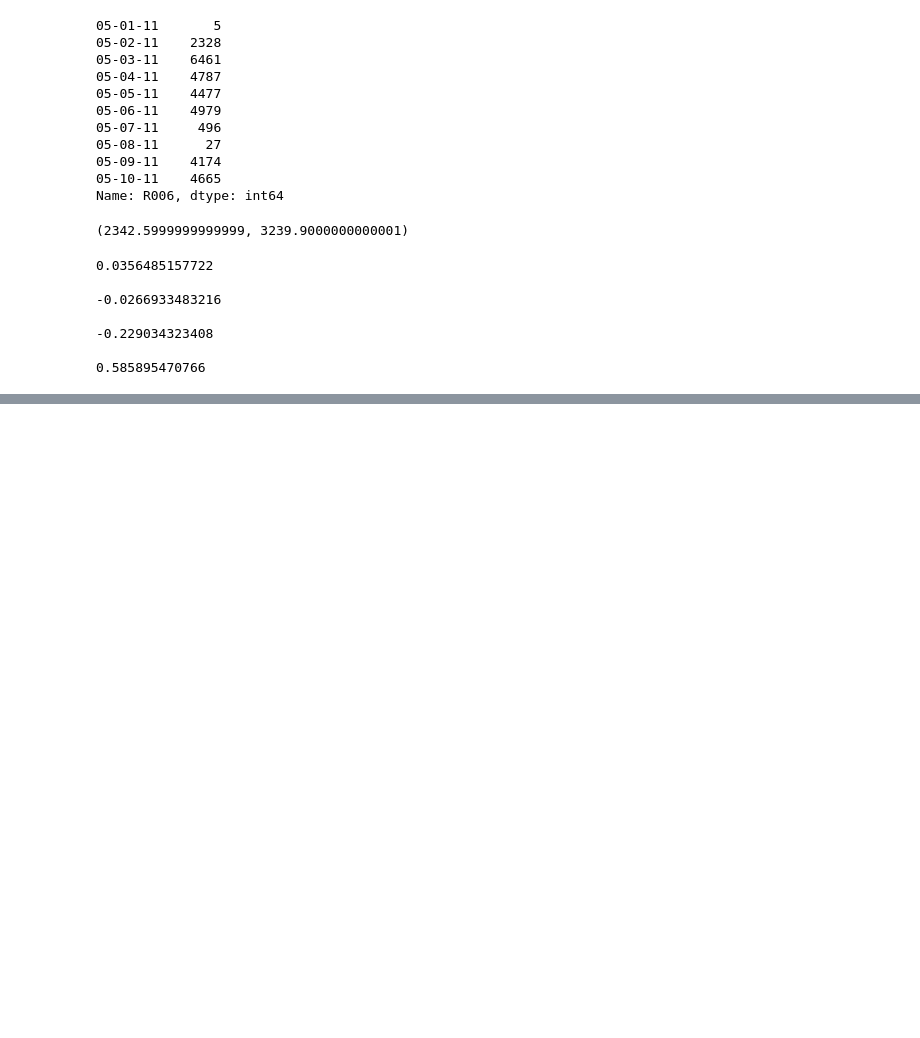
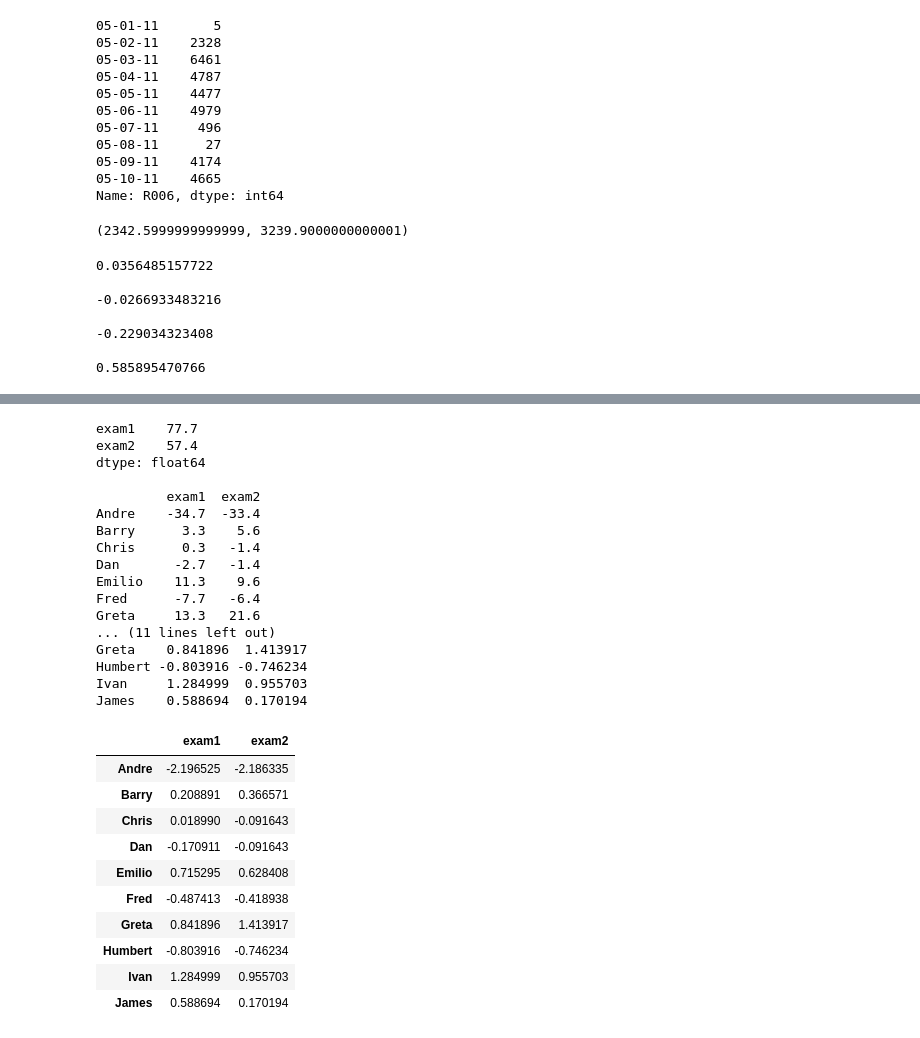
Before and after one commit to Vinayrraj/NY-Subway-Weather, a Jupyter notebook: NY-Subway-Weather.ipynb, the cells around one changed output, grey strips where cells are left out. Saved outputs shown, nothing was run; the diff lists cells and outputs as text; code cells hidden in the pictures; blank space fills up the shorter version.

```diff
--- a/NY-Subway-Weather.ipynb
+++ b/NY-Subway-Weather.ipynb
@@ -327,0 +785,56 @@ print correlation(entries, cum_entries)
+# %%
+grades_df = pd.DataFrame(
+    data={'exam1': [43, 81, 78, 75, 89, 70, 91, 65, 98, 87],
+          'exam2': [24, 63, 56, 56, 67, 51, 79, 46, 72, 60]},
+    index=['Andre', 'Barry', 'Chris', 'Dan', 'Emilio',
+           'Fred', 'Greta', 'Humbert', 'Ivan', 'James']
+)
+
+def standardize(grades_df):
+    '''
+    Fill in this function to standardize each column of the given
+    DataFrame. To standardize a variable, convert each value to the
+    number of standard deviations it is above or below the mean.
+
+    This time, try to use vectorized operations instead of apply().
+    You should get the same results as you did before.
+    '''
+    print grades_df.mean()
+    print
+    print grades_df - grades_df.mean()
+    print
+    print (grades_df - grades_df.mean())/grades_df.std()
+
+    return (grades_df - grades_df.mean())/grades_df.std()
+
+
+standardize(grades_df)
+# %% [output]
+exam1    77.7
+exam2    57.4
+dtype: float64
+
+         exam1  exam2
+Andre    -34.7  -33.4
+Barry      3.3    5.6
+Chris      0.3   -1.4
+Dan       -2.7   -1.4
+Emilio    11.3    9.6
+Fred      -7.7   -6.4
+Greta     13.3   21.6
+... (11 lines left out)
+Greta    0.841896  1.413917
+Humbert -0.803916 -0.746234
+Ivan     1.284999  0.955703
+James    0.588694  0.170194
+|  | exam1 | exam2 |
+| Andre | -2.196525 | -2.186335 |
+| Barry | 0.208891 | 0.366571 |
+| Chris | 0.018990 | -0.091643 |
+| Dan | -0.170911 | -0.091643 |
+| Emilio | 0.715295 | 0.628408 |
+| Fred | -0.487413 | -0.418938 |
+| Greta | 0.841896 | 1.413917 |
+| Humbert | -0.803916 | -0.746234 |
+| Ivan | 1.284999 | 0.955703 |
+| James | 0.588694 | 0.170194 |
```
Also changed, not shown: parts of 20 cells of this notebook.
